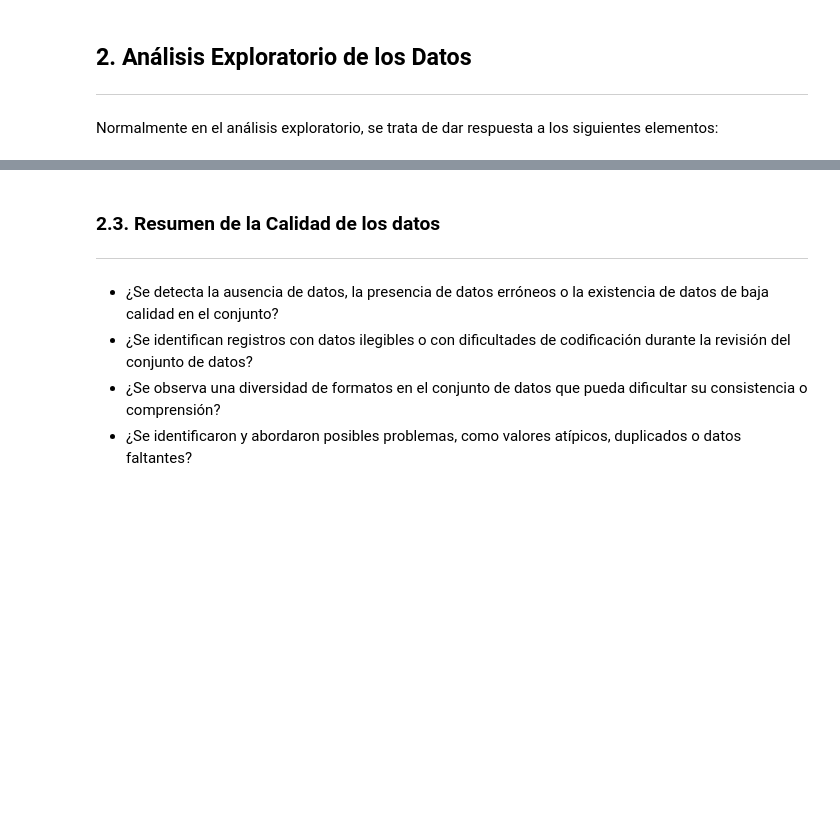
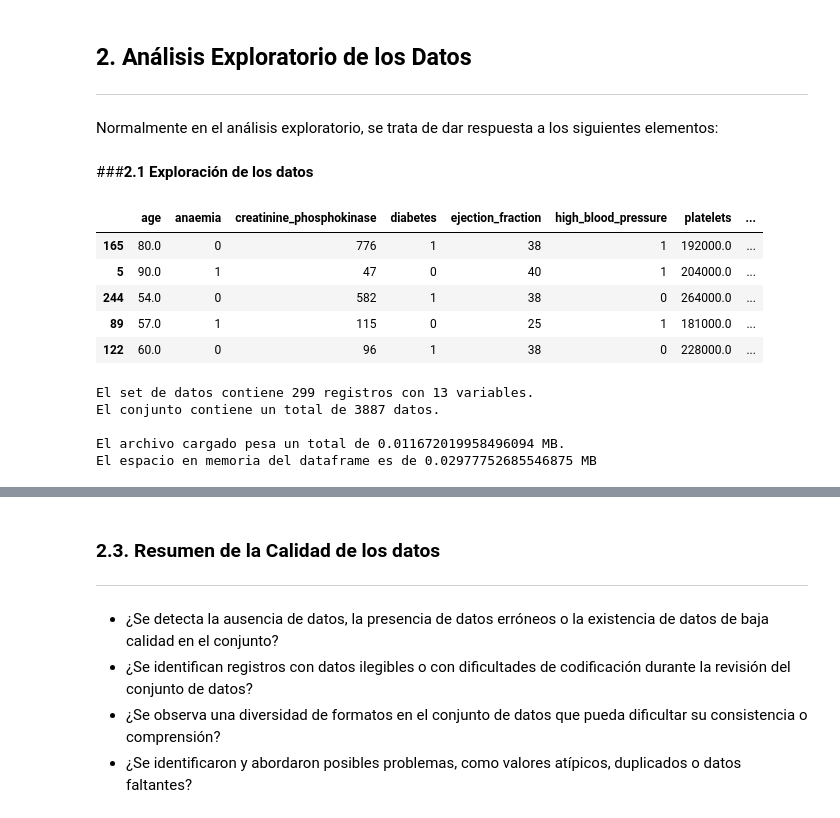
Before and after one commit to Robert-Gomez-AI/HeartFailure, a Jupyter notebook: Fase_2_Entendimiento_de_los_datos.ipynb, the cells around one changed output, grey strips where cells are left out. Saved outputs shown, nothing was run; the diff lists cells and outputs as text; code cells hidden in the pictures; blank space fills up the shorter version.

```diff
--- a/Fase_2_Entendimiento_de_los_datos.ipynb
+++ b/Fase_2_Entendimiento_de_los_datos.ipynb
@@ -27,3 +45,26 @@ Proporcione únicamente el código de Python necesario para descargar el conjunt
 ---
 
 Normalmente en el análisis exploratorio, se trata de dar respuesta a los siguientes elementos:
+# %% [markdown]
+###**2.1 Exploración de los datos**
+# %%
+#Primer acercamiento a los datos
+df.sample(5)
+# %% [output]
+|  | age | anaemia | creatinine_phosphokinase | diabetes | ejection_fraction | high_blood_pressure | platelets | ... |
+| 165 | 80.0 | 0 | 776 | 1 | 38 | 1 | 192000.0 | ... |
+| 5 | 90.0 | 1 | 47 | 0 | 40 | 1 | 204000.0 | ... |
+| 244 | 54.0 | 0 | 582 | 1 | 38 | 0 | 264000.0 | ... |
+| 89 | 57.0 | 1 | 115 | 0 | 25 | 1 | 181000.0 | ... |
+| 122 | 60.0 | 0 | 96 | 1 | 38 | 0 | 228000.0 | ... |
+# %%
+#Dimensiones
+print(f'El set de datos contiene {df.shape[0]} registros con {df.shape[1]} variables.\nEl conjunto contiene un total de {df.size} datos.\n')
+tamaño_archivo=os.path.getsize('heart_failure_clinical_records_dataset.csv')/ (1024 ** 2)
+print(f'El archivo cargado pesa un total de {tamaño_archivo} MB.\nEl espacio en memoria del dataframe es de {df.memory_usage().sum()/(1024**2)} MB')
+# %% [output]
+El set de datos contiene 299 registros con 13 variables.
+El conjunto contiene un total de 3887 datos.
+
+El archivo cargado pesa un total de 0.011672019958496094 MB.
+El espacio en memoria del dataframe es de 0.02977752685546875 MB
```
Also changed, not shown: parts of 28 cells of this notebook.
